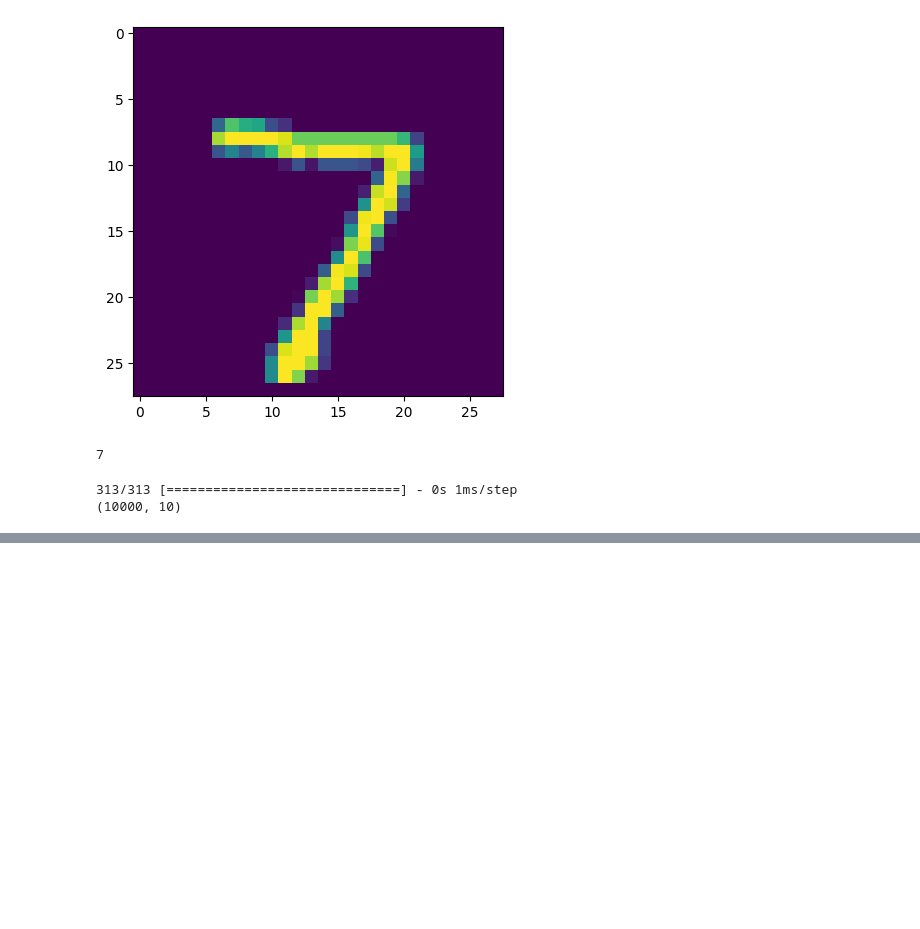
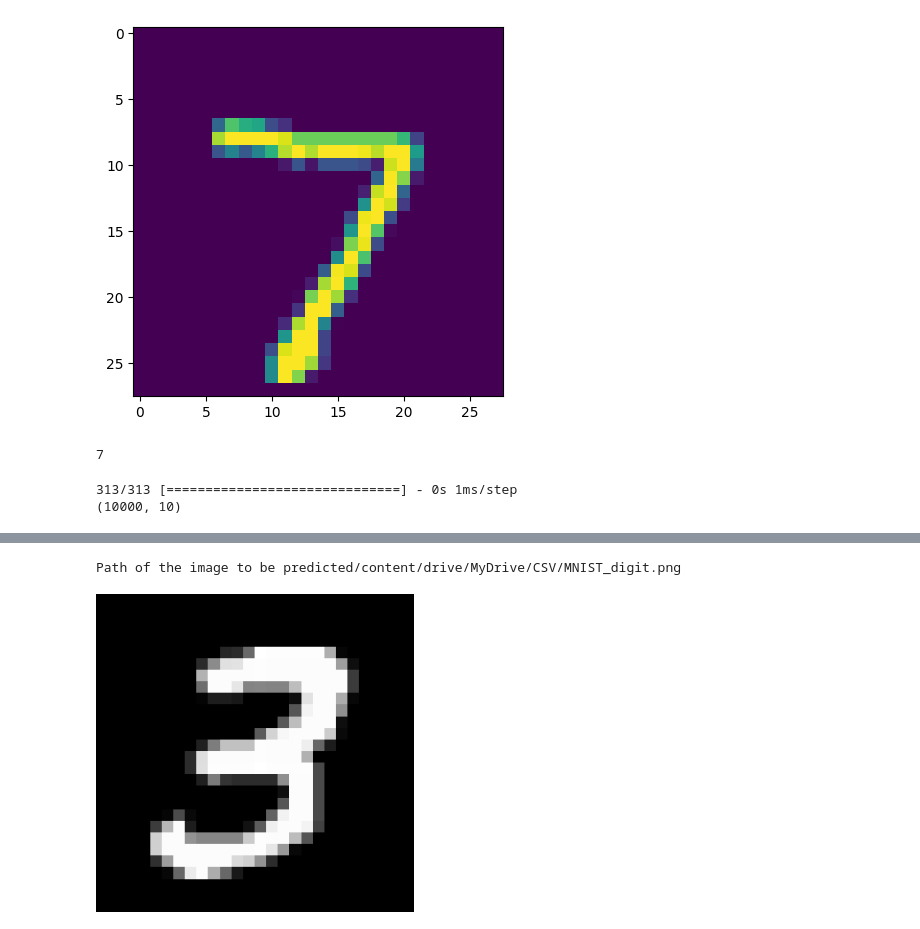
Before and after one commit to gaciuki2402/Deep_Learning_Project, a Jupyter notebook: MNIST_Handwritten_Digit_Classification_using_Deep_Learning(Neural_Network).ipynb, the cells around one changed output, grey strips where cells are left out. Saved outputs shown, nothing was run; the diff lists cells and outputs as text; code cells hidden in the pictures; blank space fills up the shorter version.

```diff
--- a/MNIST_Handwritten_Digit_Classification_using_Deep_Learning(Neural_Network).ipynb
+++ b/MNIST_Handwritten_Digit_Classification_using_Deep_Learning(Neural_Network).ipynb
@@ -222,0 +327,14 @@ print(label_for_first_test_image)
+# %%
+input_image_path = input("Path of the image to be predicted")
+input_image = cv2.imread(input_image_path)
+cv2_imshow(input_image)
+grayscale = cv2.cvtColor(input_image, cv2.COLOR_RGB2GRAY)
+input_image_resize=cv2.resize(grayscale, (28, 28))
+input_image_resize=input_image_resize/255
+image_reshaped = np.reshape(input_image_resize, [1,28,28])
+input_prediction=model.predict(image_reshaped)
+input_pred_label=np.argmax(input_prediction)
+print("The Handwitten Digit is recognized as", input_pred_label)
+# %% [output]
+Path of the image to be predicted/content/drive/MyDrive/CSV/MNIST_digit.png
+[figure, added]
```
Also changed, not shown: parts of 25 cells of this notebook.
